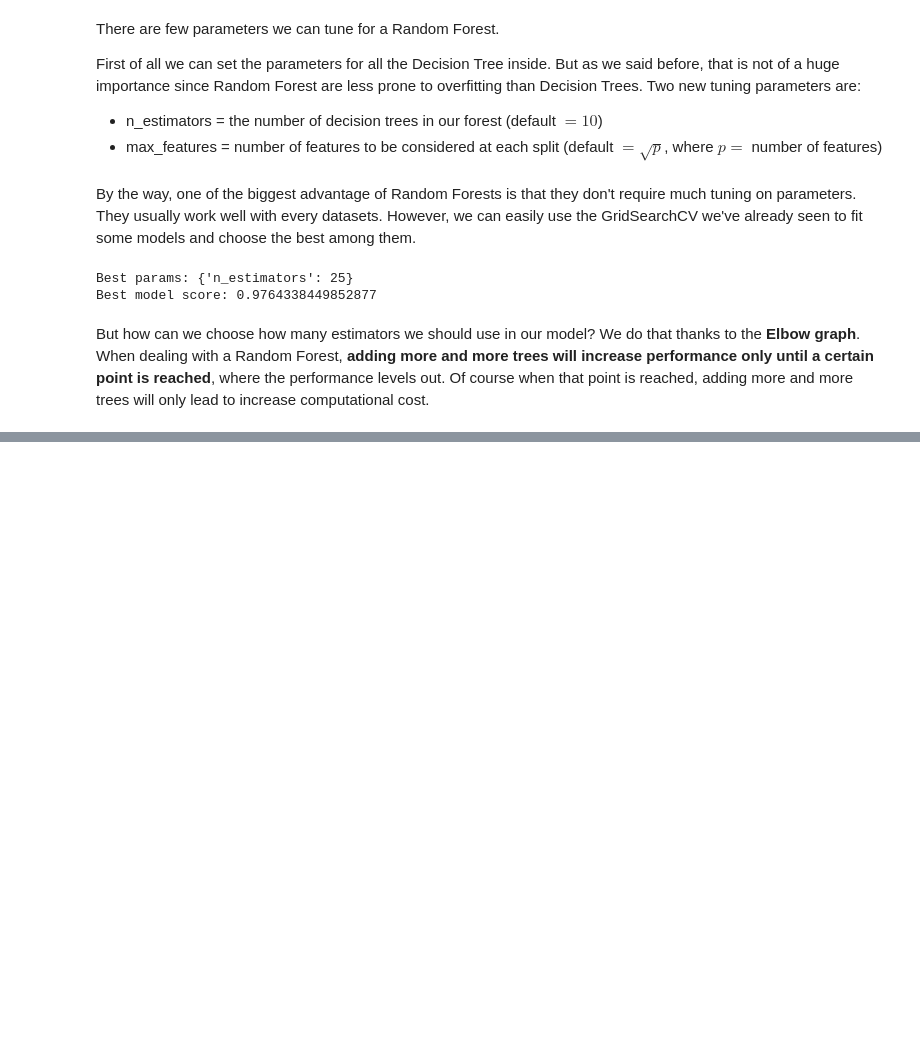
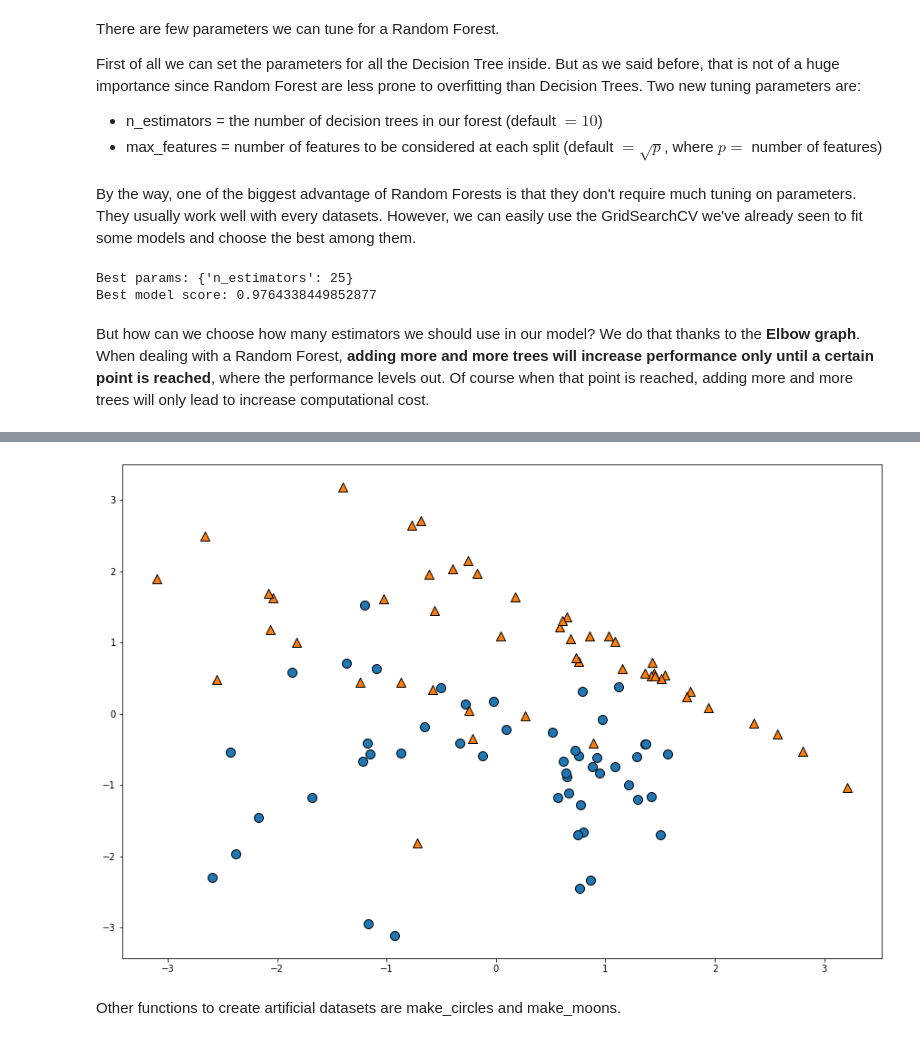
Before and after one commit to EnricoHuber/SoloLearn, a Jupyter notebook: Machine_Learning_Course.ipynb, the cells around one changed output, grey strips where cells are left out. Drawn from its saved outputs; the diff is of its cells as text; code cells hidden in the pictures; blank space fills up the shorter version.

```diff
--- a/Machine_Learning_Course.ipynb
+++ b/Machine_Learning_Course.ipynb
@@ -1020,0 +1128,6 @@ plt.show()
+# %%
+from sklearn.datasets import make_classification
+
+X, y = make_classification(n_features=2, n_redundant=0, n_informative=2, random_state=3)
+print(X)
+print(y)
@@ -1020,0 +1152,10 @@ plt.show()
+# %%
+# Let's plot those points
+fig = plt.figure(figsize=(15,10))
+plt.scatter(X[y==0][:, 0], X[y==0][:, 1], s=100, edgecolors = 'k')         # This scatter plot plots all the X points for which the corresponding y is 0
+plt.scatter(X[y==1][:, 0], X[y==1][:, 1], s=100, edgecolors = 'k', marker = '^')         # This scatter plot plots all the X points for which the corresponding y is 1
+plt.show()
+# %% [output]
+[figure, added]
+# %% [markdown]
+Other functions to create artificial datasets are make_circles and make_moons.
```
Also changed, not shown: parts of 22 cells of this notebook.
